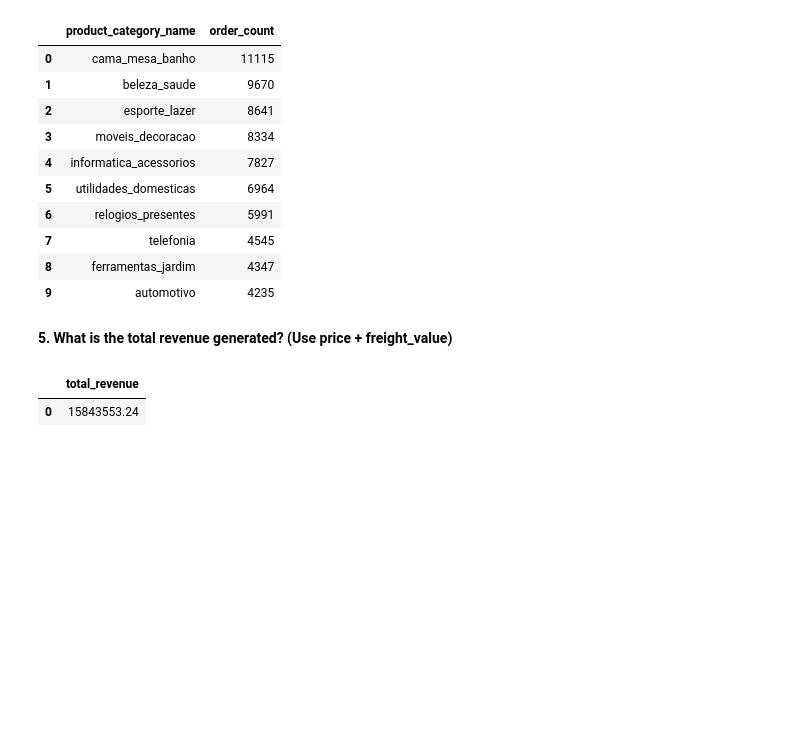
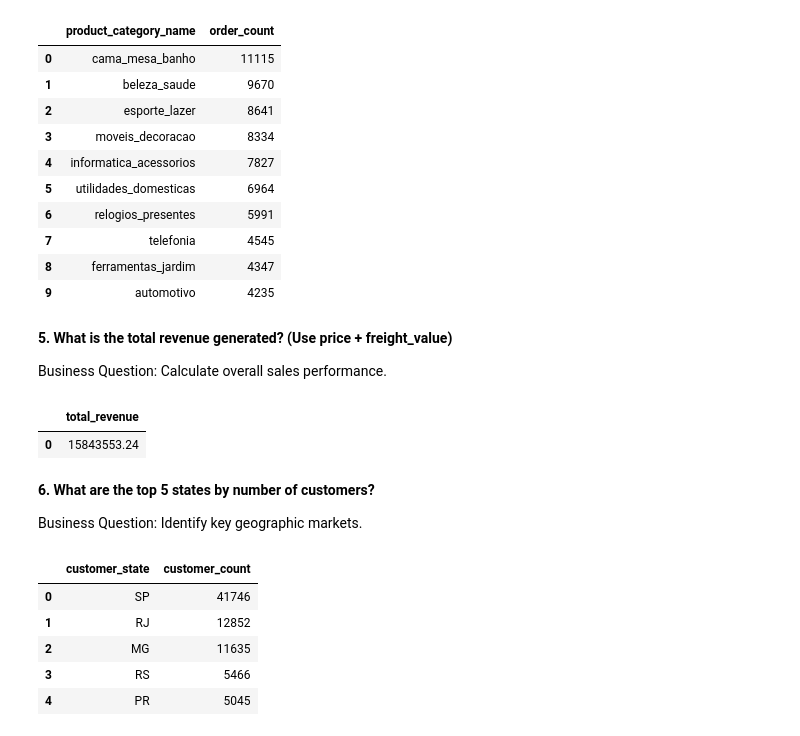
Before and after one commit to Azarbaad/Data_analytics, a Jupyter notebook: SQL_brazilian_ecommerce.ipynb, the cells around one changed output. Drawn from its saved outputs; the diff is of its cells as text; code cells hidden in the pictures; blank space fills up the shorter version.

```diff
--- a/SQL_brazilian_ecommerce.ipynb
+++ b/SQL_brazilian_ecommerce.ipynb
@@ -282,6 +290,8 @@ display(DataTable(result))
 | 9 | automotivo | 4235 |
 # %% [markdown]
 **5. What is the total revenue generated? (Use price + freight_value)**
+
+Business Question: Calculate overall sales performance.
 # %%
 query = """
 SELECT
@@ -293,3 +303,24 @@ display(DataTable(result))
 # %% [output]
 |  | total_revenue |
 | 0 | 15843553.24 |
+# %% [markdown]
+**6. What are the top 5 states by number of customers?**
+
+Business Question: Identify key geographic markets.
+# %%
+query = """
+SELECT customer_state,
+    COUNT(*) AS customer_count
+FROM customers_dataset
+GROUP BY customer_state
+ORDER BY customer_count DESC
+LIMIT 5; """
+result = pd.read_sql(query, conn)
+display(DataTable(result))
+# %% [output]
+|  | customer_state | customer_count |
+| 0 | SP | 41746 |
+| 1 | RJ | 12852 |
+| 2 | MG | 11635 |
+| 3 | RS | 5466 |
+| 4 | PR | 5045 |
```
Also changed, not shown: parts of 13 cells of this notebook.
